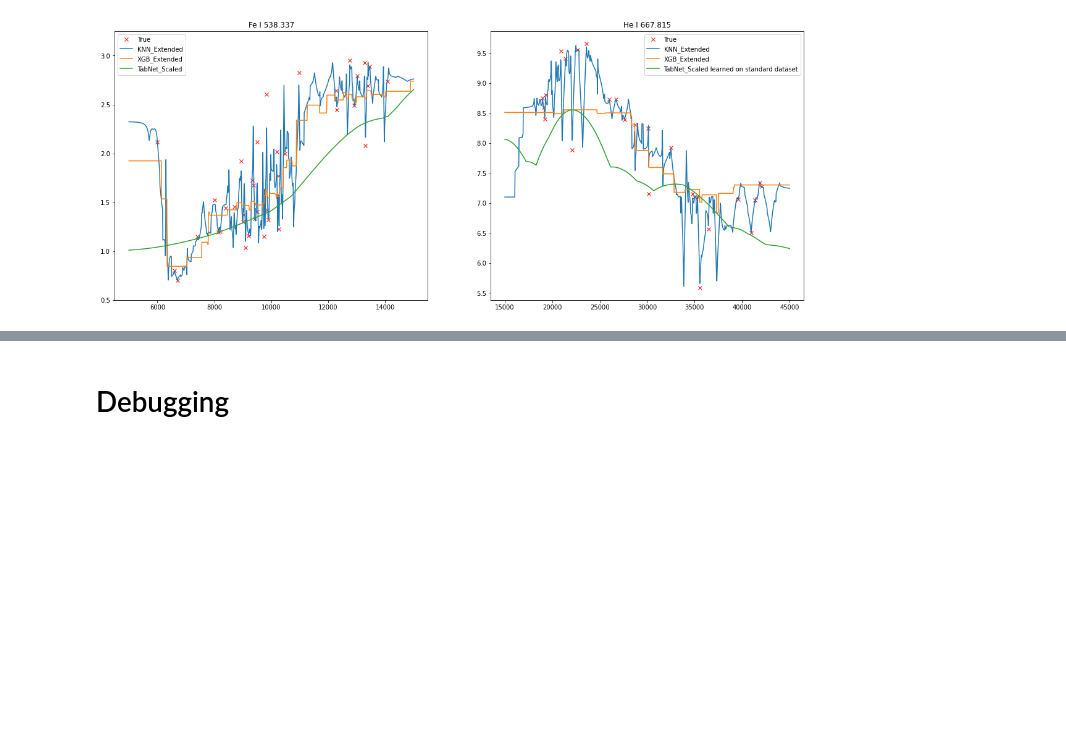
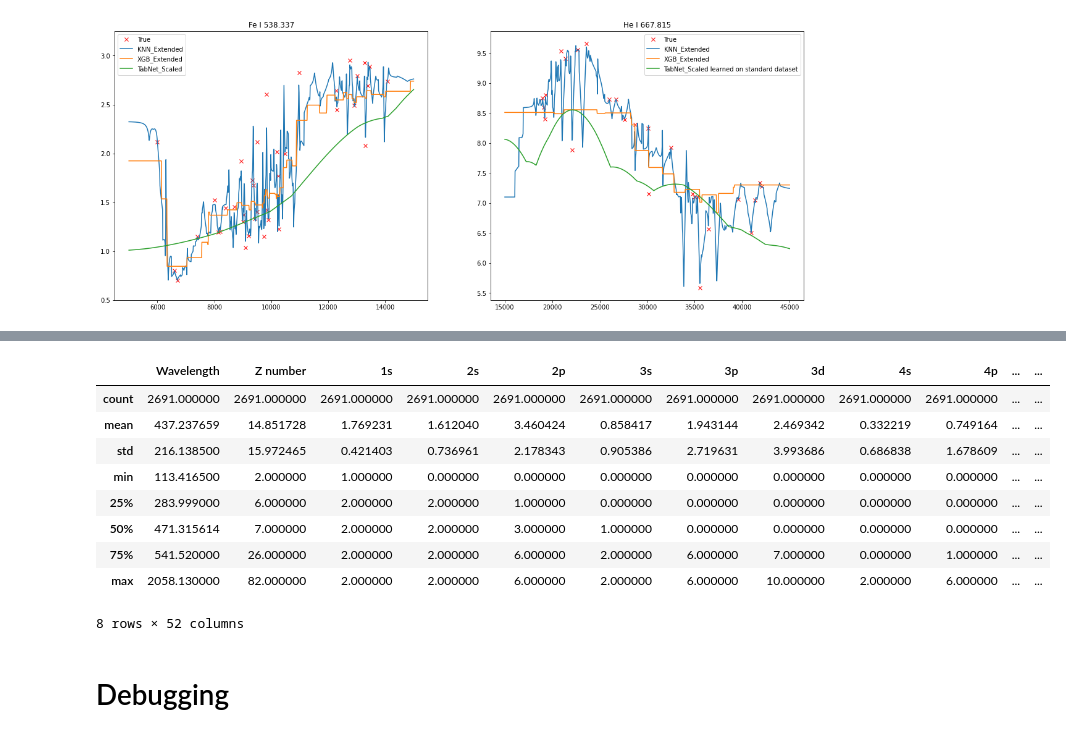
Before and after one commit to alezakuskin/Stark_ML, a Jupyter notebook: Main_body.ipynb, the cells around one changed output, grey strips where cells are left out. Saved outputs shown, nothing was run; the diff lists cells and outputs as text; code cells hidden in the pictures; blank space fills up the shorter version.

```diff
--- a/Main_body.ipynb
+++ b/Main_body.ipynb
@@ -1701,3 +1758,16 @@ plt.show()
+# %%
+data_width_extended.describe()
+# %% [output]
+|  | Wavelength | Z number | 1s | 2s | 2p | 3s | 3p | 3d | 4s | 4p | ... | ... |
+| count | 2691.000000 | 2691.000000 | 2691.000000 | 2691.000000 | 2691.000000 | 2691.000000 | 2691.000000 | 2691.000000 | 2691.000000 | 2691.000000 | ... | ... |
+| mean | 437.237659 | 14.851728 | 1.769231 | 1.612040 | 3.460424 | 0.858417 | 1.943144 | 2.469342 | 0.332219 | 0.749164 | ... | ... |
+| std | 216.138500 | 15.972465 | 0.421403 | 0.736961 | 2.178343 | 0.905386 | 2.719631 | 3.993686 | 0.686838 | 1.678609 | ... | ... |
+| min | 113.416500 | 2.000000 | 1.000000 | 0.000000 | 0.000000 | 0.000000 | 0.000000 | 0.000000 | 0.000000 | 0.000000 | ... | ... |
+| 25% | 283.999000 | 6.000000 | 2.000000 | 2.000000 | 1.000000 | 0.000000 | 0.000000 | 0.000000 | 0.000000 | 0.000000 | ... | ... |
+| 50% | 471.315614 | 7.000000 | 2.000000 | 2.000000 | 3.000000 | 1.000000 | 0.000000 | 0.000000 | 0.000000 | 0.000000 | ... | ... |
+| 75% | 541.520000 | 26.000000 | 2.000000 | 2.000000 | 6.000000 | 2.000000 | 6.000000 | 7.000000 | 0.000000 | 1.000000 | ... | ... |
+| max | 2058.130000 | 82.000000 | 2.000000 | 2.000000 | 6.000000 | 2.000000 | 6.000000 | 10.000000 | 2.000000 | 6.000000 | ... | ... |
+8 rows × 52 columns
 # %% [markdown]
 # Debugging
 # %%
```
Also changed, not shown: parts of 10 cells of this notebook.
